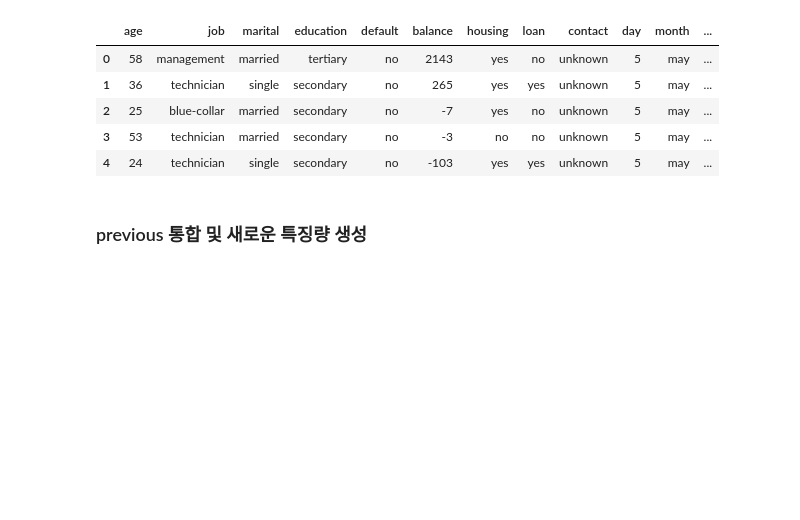
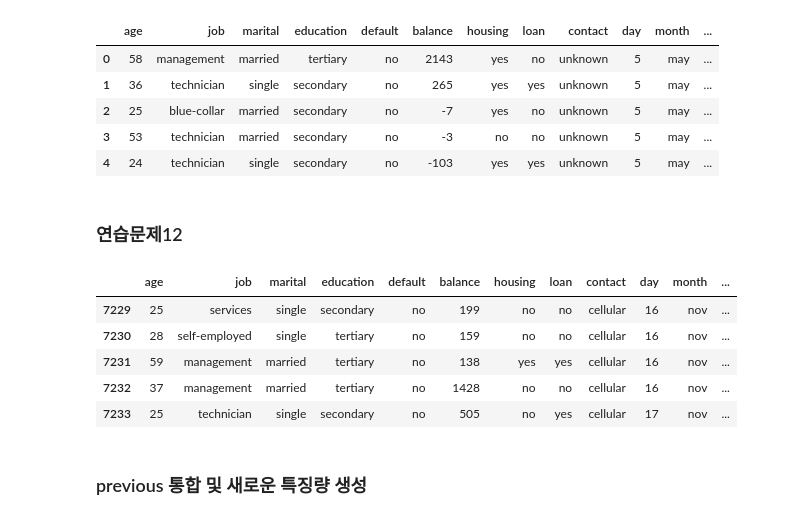
Before and after one commit to ChangZero/TIL, a Jupyter notebook: 머신러닝 데이터 전처리/3-4.ipynb, the cells around one changed output. Drawn from its saved outputs; the diff is of its cells as text; code cells hidden in the pictures; blank space fills up the shorter version.

```diff
--- a/머신러닝 데이터 전처리/3-4.ipynb
+++ b/머신러닝 데이터 전처리/3-4.ipynb
@@ -133,6 +133,19 @@ bank_df.head()
 | 2 | 25 | blue-collar | married | secondary | no | -7 | yes | no | unknown | 5 | may | ... |
 | 3 | 53 | technician | married | secondary | no | -3 | no | no | unknown | 5 | may | ... |
 | 4 | 24 | technician | single | secondary | no | -103 | yes | yes | unknown | 5 | may | ... |
+# %% [markdown]
+### 연습문제12
+# %%
+bank_df.loc[(bank_df['day'] > 10) & (bank_df['day'] <= 20), 'day2'] = 'middle'
+bank_df.loc[bank_df['day'] > 20, 'day2'] = 'late'
+bank_df.tail()
+# %% [output]
+|  | age | job | marital | education | default | balance | housing | loan | contact | day | month | ... |
+| 7229 | 25 | services | single | secondary | no | 199 | no | no | cellular | 16 | nov | ... |
+| 7230 | 28 | self-employed | single | tertiary | no | 159 | no | no | cellular | 16 | nov | ... |
+| 7231 | 59 | management | married | tertiary | no | 138 | yes | yes | cellular | 16 | nov | ... |
+| 7232 | 37 | management | married | tertiary | no | 1428 | no | no | cellular | 16 | nov | ... |
+| 7233 | 25 | technician | single | secondary | no | 505 | no | yes | cellular | 17 | nov | ... |
 # %% [markdown]
 ### previous 통합 및 새로운 특징량 생성
 # %%
```
Also changed, not shown: parts of 14 cells of this notebook, 1 other file.
